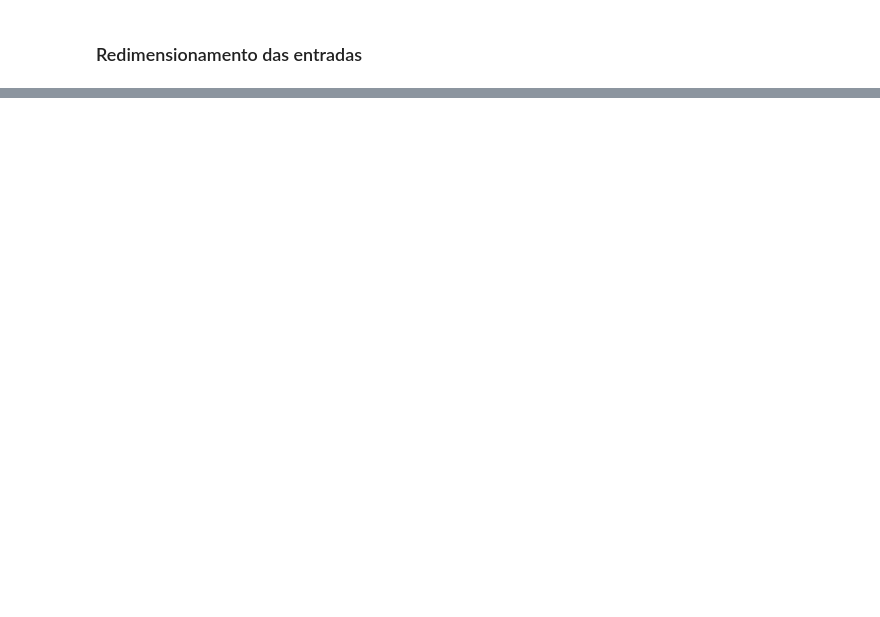
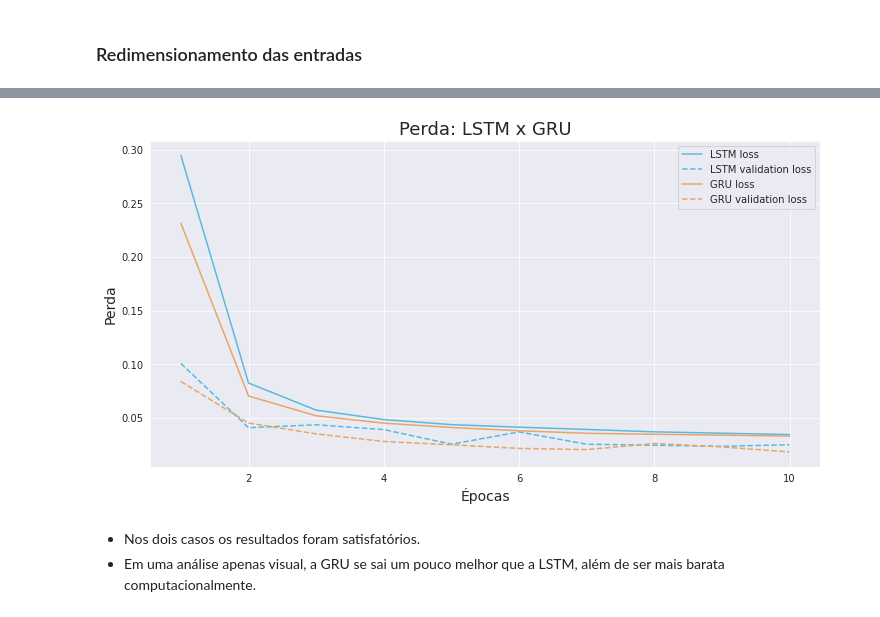
Before and after one commit to Tathy/Previsao_fluxo_de_aluguel_de_bicicletas, a Jupyter notebook: Previsao_fluxo_de_biclicletas.ipynb, the cells around one changed output, grey strips where cells are left out. Saved outputs shown, nothing was run; the diff lists cells and outputs as text; code cells hidden in the pictures; blank space fills up the shorter version.

```diff
--- a/Previsao_fluxo_de_biclicletas.ipynb
+++ b/Previsao_fluxo_de_biclicletas.ipynb
@@ -193,0 +378,22 @@ _________________________________________________________________
+# %%
+epochs = [i+1 for i in range(n_epochs)]
+
+plt.figure(figsize = (12, 6))
+
+sns.lineplot(x = epochs, y = results.history['loss'], label = 'LSTM loss', color = '#59b9df')
+sns.lineplot(x = epochs, y = results.history['val_loss'], label = 'LSTM validation loss', color = '#59b9df', ls = '--')
+sns.lineplot(x = epochs, y = results_g.history['loss'], label = 'GRU loss', color = '#e7a567')
+sns.lineplot(x = epochs, y = results_g.history['val_loss'], label = 'GRU validation loss', color = '#e7a567', ls = '--')
+
+plt.legend(loc="upper right")
+plt.xlabel('Épocas', fontsize = 14)
+plt.ylabel('Perda', fontsize = 14)
+plt.title('Perda: LSTM x GRU', fontsize = 18)
+plt.grid(True)
+
+plt.show()
+# %% [output]
+[figure, added]
+# %% [markdown]
+* Nos dois casos os resultados foram satisfatórios.
+* Em uma análise apenas visual, a GRU se sai um pouco melhor que a LSTM, além de ser mais barata computacionalmente.
```
Also changed, not shown: parts of 30 cells of this notebook.
